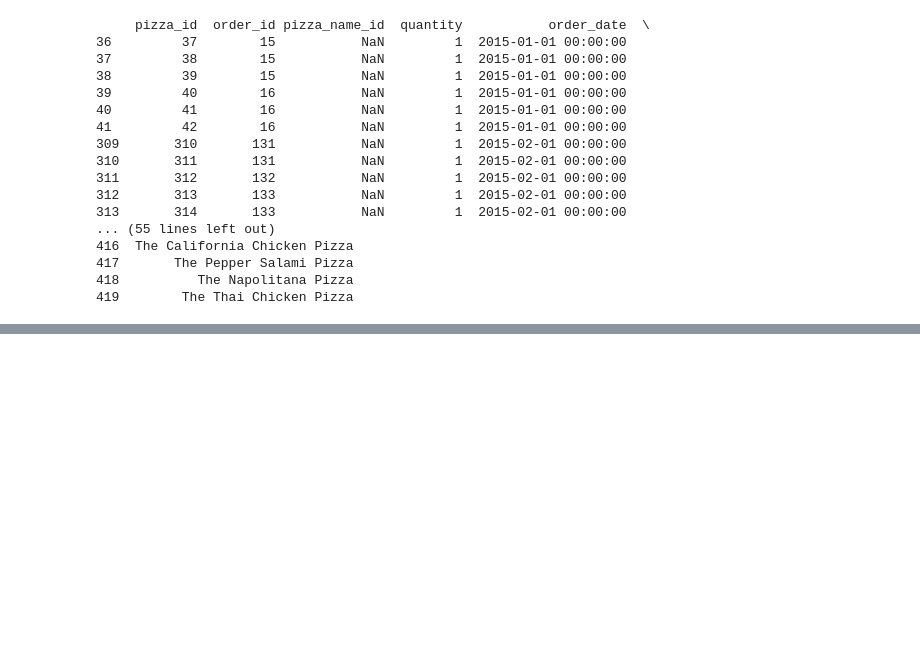
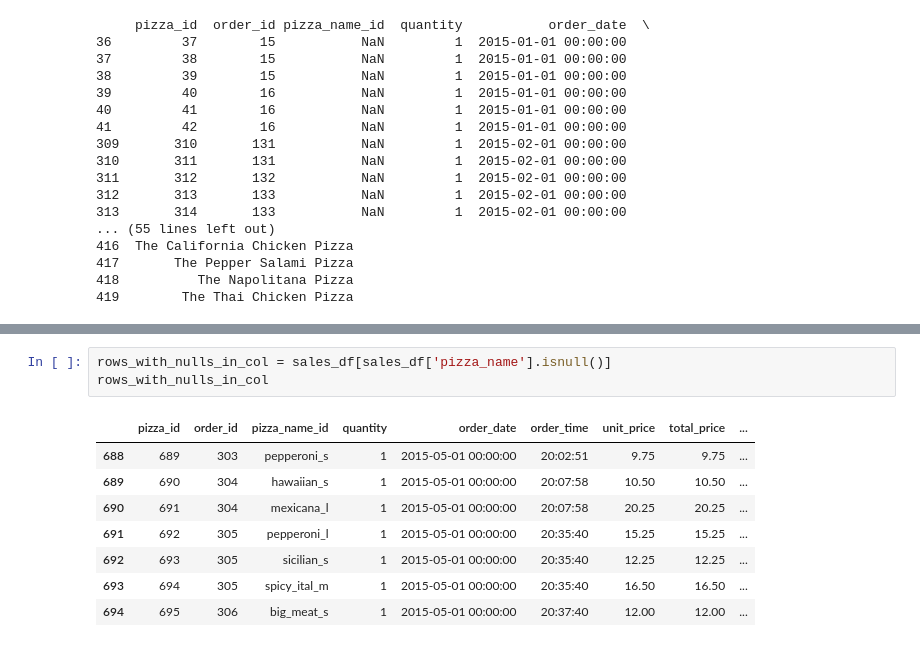
Before and after one commit to Nagasuruthi-R/Dominos_time_forecasting_prj, a Jupyter notebook: cleaning_datasets.ipynb, the cells around one changed output, grey strips where cells are left out. Cells and saved outputs as stored; diff of their text form; blank space fills up the shorter version.

```diff
--- a/cleaning_datasets.ipynb
+++ b/cleaning_datasets.ipynb
@@ -91,0 +131,12 @@ print(rows_with_nulls_in_col)
+# %%
+rows_with_nulls_in_col = sales_df[sales_df['pizza_name'].isnull()]
+rows_with_nulls_in_col
+# %% [output]
+|  | pizza_id | order_id | pizza_name_id | quantity | order_date | order_time | unit_price | total_price | ... |
+| 688 | 689 | 303 | pepperoni_s | 1 | 2015-05-01 00:00:00 | 20:02:51 | 9.75 | 9.75 | ... |
+| 689 | 690 | 304 | hawaiian_s | 1 | 2015-05-01 00:00:00 | 20:07:58 | 10.50 | 10.50 | ... |
+| 690 | 691 | 304 | mexicana_l | 1 | 2015-05-01 00:00:00 | 20:07:58 | 20.25 | 20.25 | ... |
+| 691 | 692 | 305 | pepperoni_l | 1 | 2015-05-01 00:00:00 | 20:35:40 | 15.25 | 15.25 | ... |
+| 692 | 693 | 305 | sicilian_s | 1 | 2015-05-01 00:00:00 | 20:35:40 | 12.25 | 12.25 | ... |
+| 693 | 694 | 305 | spicy_ital_m | 1 | 2015-05-01 00:00:00 | 20:35:40 | 16.50 | 16.50 | ... |
+| 694 | 695 | 306 | big_meat_s | 1 | 2015-05-01 00:00:00 | 20:37:40 | 12.00 | 12.00 | ... |
```
Also changed, not shown: parts of 2 cells of this notebook, 1 other file.
